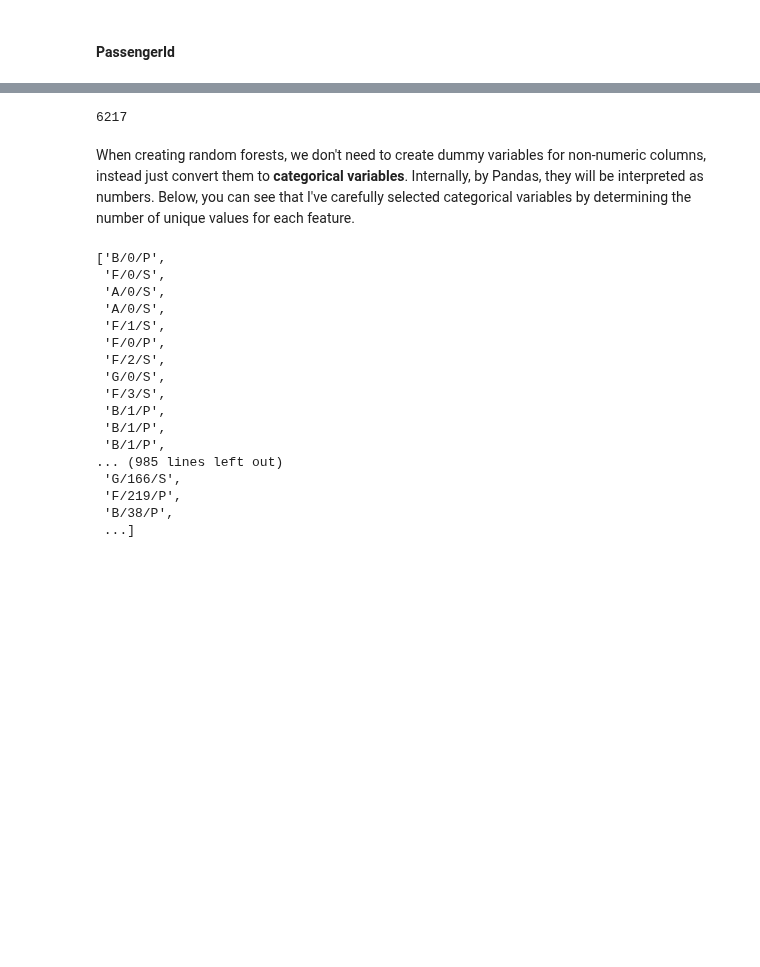
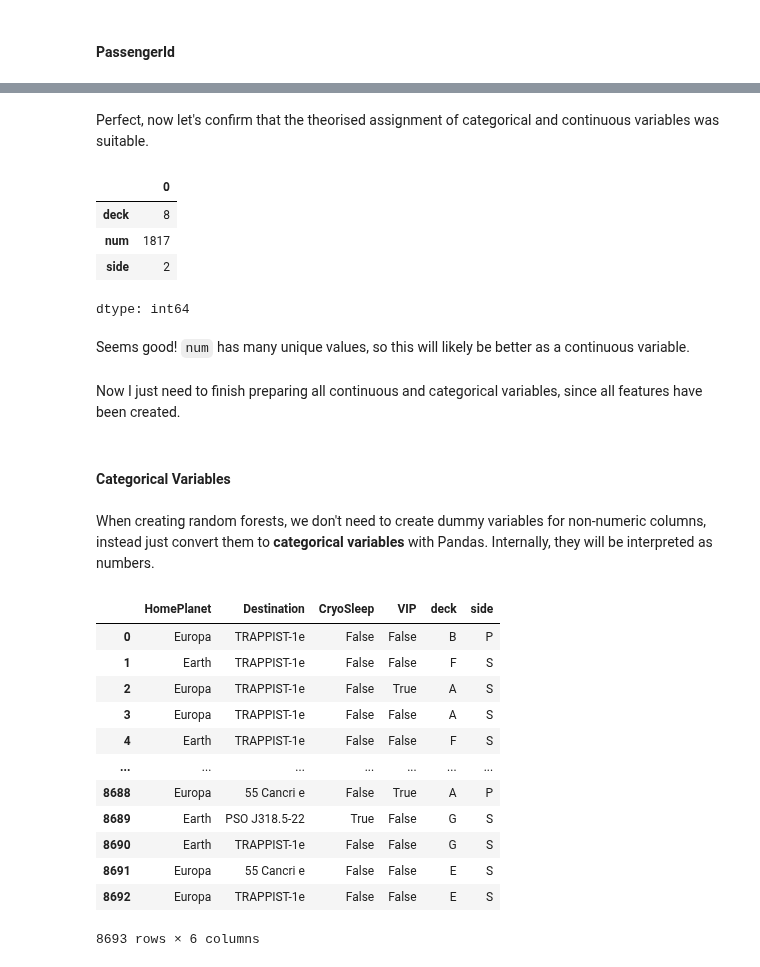
Before and after one commit to frank-895/machine_learning_journey, a Jupyter notebook: random_forests/random_forest.ipynb, the cells around one changed output, grey strips where cells are left out. Cells and saved outputs as stored; diff of their text form; code cells hidden in the pictures; blank space fills up the shorter version.

```diff
--- a/random_forests/random_forest.ipynb
+++ b/random_forests/random_forest.ipynb
@@ -137,0 +144,3 @@ If we inspect the number of unique values in the column we can see that there is
+# %%
+df[['deck', 'num', 'side']] = df['Cabin'].str.split('/', expand=True)
+df[['deck', 'num', 'side']]
@@ -138,26 +171,20 @@ If we inspect the number of unique values in the column we can see that there is
+# %% [markdown]
+Perfect, now let's confirm that the theorised assignment of categorical and continuous variables was suitable.
 # %%
-df['PassengerId'].nunique()
+df[['deck', 'num', 'side']].nunique()
 # %% [output]
+|  | 0 |
+| deck | 8 |
+| num | 1817 |
+| side | 2 |
-6217
+dtype: int64
+# %% [markdown]
+Seems good! `num` has many unique values, so this will likely be better as a continuous variable.
+# %%
+df['num'] = df['num'].astype(int)
+# %% [markdown]
+Now I just need to finish preparing all continuous and categorical variables, since all features have been created.
+# %% [markdown]
+#### Categorical Variables
 # %% [markdown]
-When creating random forests, we don't need to create dummy variables for non-numeric columns, instead just convert them to **categorical variables**. Internally, by Pandas, they will be interpreted as numbers. Below, you can see that I've carefully selected categorical variables by determining the number of unique values for each feature.
+When creating random forests, we don't need to create dummy variables for non-numeric columns, instead just convert them to **categorical variables** with Pandas. Internally, they will be interpreted as numbers.
-# %%
-[i for i in df['Cabin']]
-# %% [output]
-['B/0/P',
- 'F/0/S',
- 'A/0/S',
- 'A/0/S',
- 'F/1/S',
- 'F/0/P',
- 'F/2/S',
- 'G/0/S',
- 'F/3/S',
- 'B/1/P',
- 'B/1/P',
- 'B/1/P',
-... (985 lines left out)
- 'G/166/S',
- 'F/219/P',
- 'B/38/P',
- ...]
@@ -169,0 +191,22 @@ def process_data(df):
+# %%
+categories = ['HomePlanet', 'Destination', 'CryoSleep', 'VIP', 'deck', 'side']
+def categorical(df):
+  for c in categories:
+    df[c] = pd.Categorical(df[c])
+
+categorical(df)
+df[categories]
+# %% [output]
+|  | HomePlanet | Destination | CryoSleep | VIP | deck | side |
+| 0 | Europa | TRAPPIST-1e | False | False | B | P |
+| 1 | Earth | TRAPPIST-1e | False | False | F | S |
+| 2 | Europa | TRAPPIST-1e | False | True | A | S |
+| 3 | Europa | TRAPPIST-1e | False | False | A | S |
+| 4 | Earth | TRAPPIST-1e | False | False | F | S |
+| ... | ... | ... | ... | ... | ... | ... |
+| 8688 | Europa | 55 Cancri e | False | True | A | P |
+| 8689 | Earth | PSO J318.5-22 | True | False | G | S |
+| 8690 | Earth | TRAPPIST-1e | False | False | G | S |
+| 8691 | Europa | 55 Cancri e | False | False | E | S |
+| 8692 | Europa | TRAPPIST-1e | False | False | E | S |
+8693 rows × 6 columns
```
Also changed, not shown: parts of 18 cells of this notebook.
